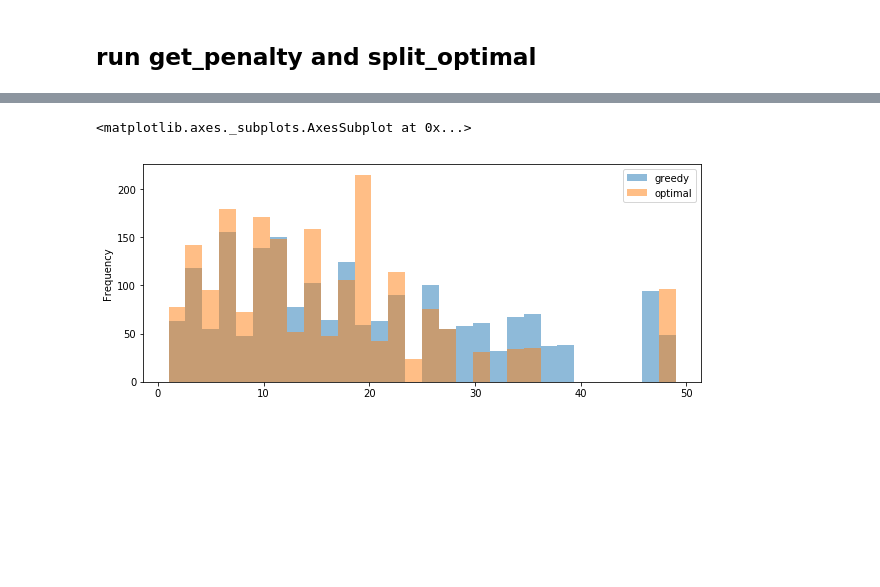
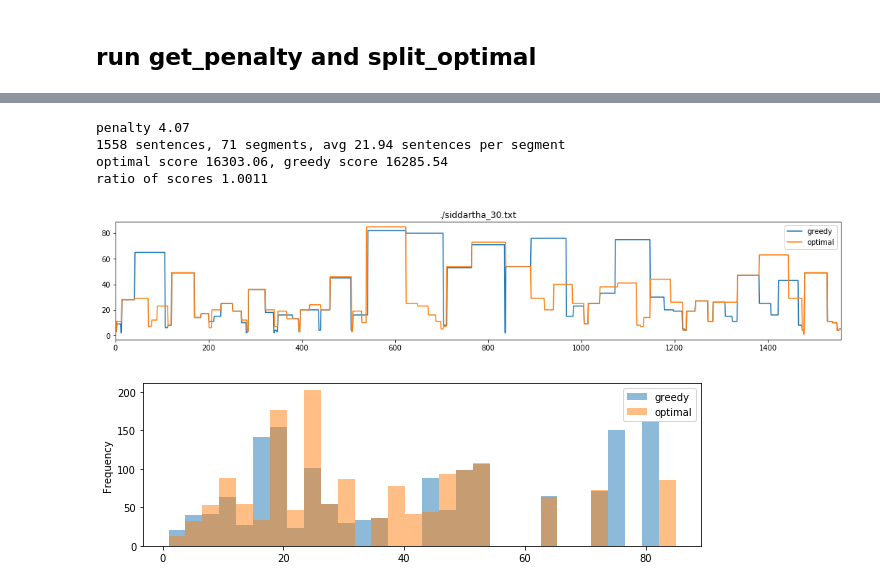
Before and after one commit to chschock/textsplit, a Jupyter notebook: notebooks/HowTo.ipynb, the cells around one changed output, grey strips where cells are left out. Saved outputs shown, nothing was run; the diff lists cells and outputs as text; code cells hidden in the pictures; blank space fills up the shorter version.

```diff
--- a/notebooks/HowTo.ipynb
+++ b/notebooks/HowTo.ipynb
@@ -12,17 +12,18 @@ if not os.path.exists(corpus_path):
     !wget http://mattmahoney.net/dc/text8.zip
     !unzip {corpus_path}
 
-# link = 'https://www.gutenberg.org/files/98/98-0.txt'  # a tale of two cities
-link = 'http://www.gutenberg.org/cache/epub/2500/pg2500.txt'  # siddartha
-text_path = link.split('/')[-1]
-if not os.path.exists(text_path):
-    !wget {link}
+links = {'tale2cities': 'https://www.gutenberg.org/files/98/98-0.txt',  # a tale of two cities
+         'siddartha': 'http://www.gutenberg.org/cache/epub/2500/pg2500.txt'}  # siddartha
+for link in links.values():
+    text_path = link.split('/')[-1]
+    if not os.path.exists(text_path):
+        !wget {link}
 # %% [markdown]
 ## Train wordvectors
 # %%
-wrdvec_path = './wrdvecs_100.bin'
+wrdvec_path = 'wrdvecs-text8.bin'
 if not os.path.exists(wrdvec_path):
-    %time word2vec.word2vec(corpus_path, wrdvec_path, iter_=5, hs=1, threads=4, sample='1e-5', window=10, size=100, binary=1)
+    %time word2vec.word2vec(corpus_path, wrdvec_path, cbow=1, iter_=5, hs=1, threads=4, sample='1e-5', window=15, size=200, binary=1)
 # %%
 model = word2vec.load(wrdvec_path)
 wrdvecs = pd.DataFrame(model.vectors, index=model.vocab)
@@ -68,5 +44,0 @@ Wall time: 134 ms
-# %%
-for segment_sentences in segmented_text:
-    segment_str = ' // '.join(segment_sentences)
-    segment_str += '\n[%d sentences]' % len(segment_sentences)
-    print('%s\n--------------------------------------' % segment_str)
@@ -89,5 +44,0 @@ Wall time: 23 ms
-# %%
-df.plot.hist(bins=30, alpha=0.5, figsize=(10,4))
-# %% [output]
-<matplotlib.axes._subplots.AxesSubplot at 0x...>
-[figure, removed]
@@ -93,0 +49,51 @@ df.plot.hist(bins=30, alpha=0.5, figsize=(10,4))
+# %%
+book = 'siddartha'
+link = links[book]
+# link = links['tale2cities']
+segment_len = 30  # segment target length in sentences
+segmented_text_path = './%s_%d.txt' % (book, segment_len)
+book_path = link.split('/')[-1]
+
+with open(book_path, 'rt') as f:
+    text = f.read().replace('\n', '¤')  # punkt tokenizer handles newlines not so nice
+
+sentenced_text = sentence_analyzer.tokenize(text)
+vecr = CountVectorizer(vocabulary=wrdvecs.index)
+
+sentence_vectors = vecr.transform(sentenced_text).dot(wrdvecs)
+
+penalty = get_penalty([sentence_vectors], segment_len)
+print('penalty %4.2f' % penalty)
+
+optimal_segmentation = split_optimal(sentence_vectors, penalty, seg_limit=250)
+segmented_text = get_segments(sentenced_text, optimal_segmentation)
+
+print('%d sentences, %d segments, avg %4.2f sentences per segment' % (
+    len(sentenced_text), len(segmented_text), len(sentenced_text) / len(segmented_text)))
+
+with open(segmented_text_path, 'wt') as f:
+    for i, segment_sentences in enumerate(segmented_text):
+        segment_str = ' // '.join(segment_sentences).replace('¤', '\n')
+        gain = optimal_segmentation.gains[i] if i < len(segmented_text) - 1 else 0
+        segment_str += '\n[%d sentences, %4.3f]' % (len(segment_sentences), gain)
+        print(('%s\n8<' + '=' * 78) % segment_str, file=f)
+
+greedy_segmentation = split_greedy(sentence_vectors, max_splits=len(optimal_segmentation.splits))
+greedy_segmented_text = get_segments(sentenced_text, greedy_segmentation)
+lengths_optimal = [len(segment) for segment in segmented_text for sentence in segment]
+lengths_greedy = [len(segment) for segment in greedy_segmented_text for sentence in segment]
+df = pd.DataFrame({'greedy':lengths_greedy, 'optimal': lengths_optimal})
+df.plot.line(figsize=(18, 3), title=segmented_text_path)
+df.plot.hist(bins=30, alpha=0.5, figsize=(10, 3))
+
+totals = [get_total(sentence_vectors, seg.splits, penalty)
+          for seg in [optimal_segmentation, greedy_segmentation]]
+print('optimal score %4.2f, greedy score %4.2f' % tuple(totals))
+print('ratio of scores %5.4f' % (totals[0] / totals[1]))
+# %% [output]
+penalty 4.07
+1558 sentences, 71 segments, avg 21.94 sentences per segment
+optimal score 16303.06, greedy score 16285.54
+ratio of scores 1.0011
+[figure, added]
+[figure, added]
```
Also changed, not shown: parts of 6 cells of this notebook.
